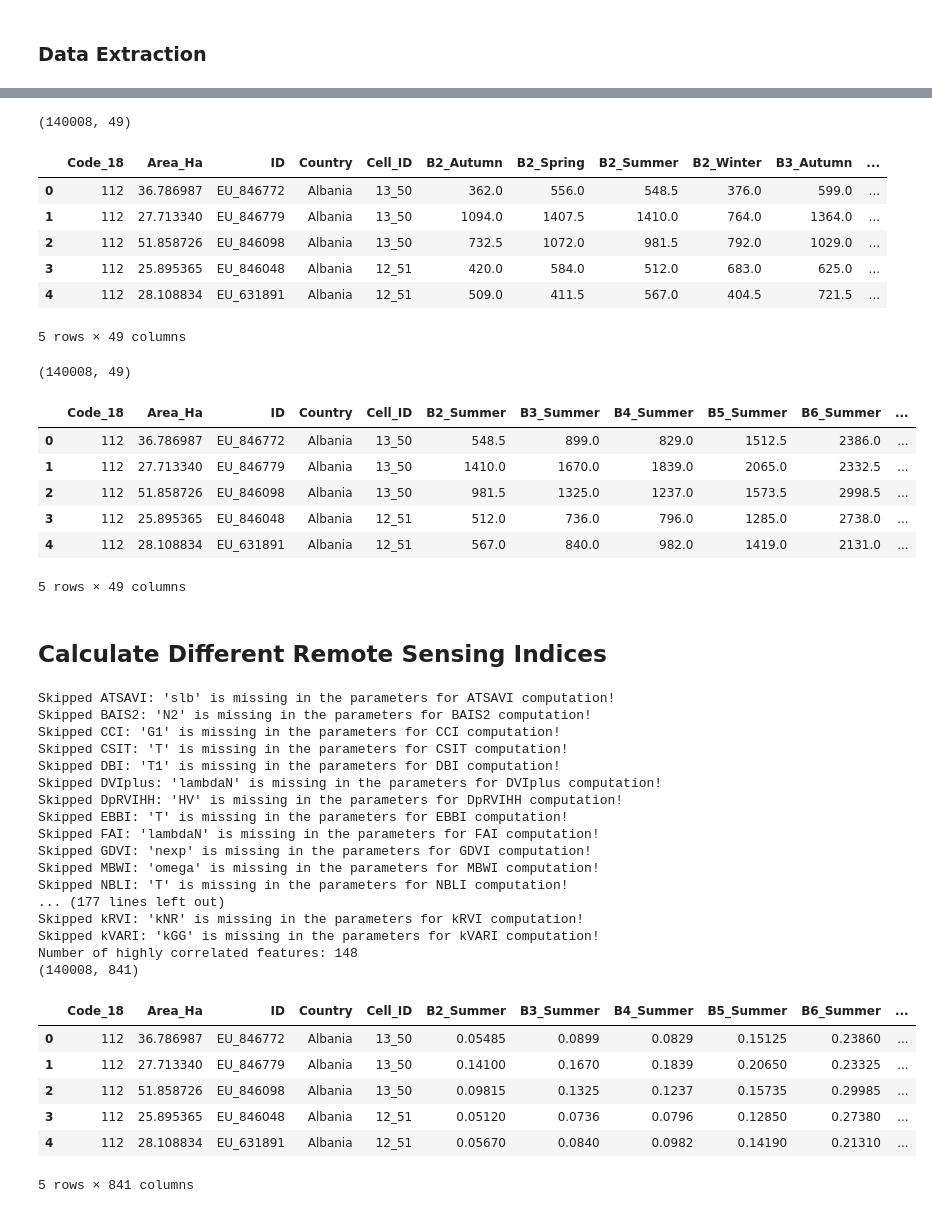
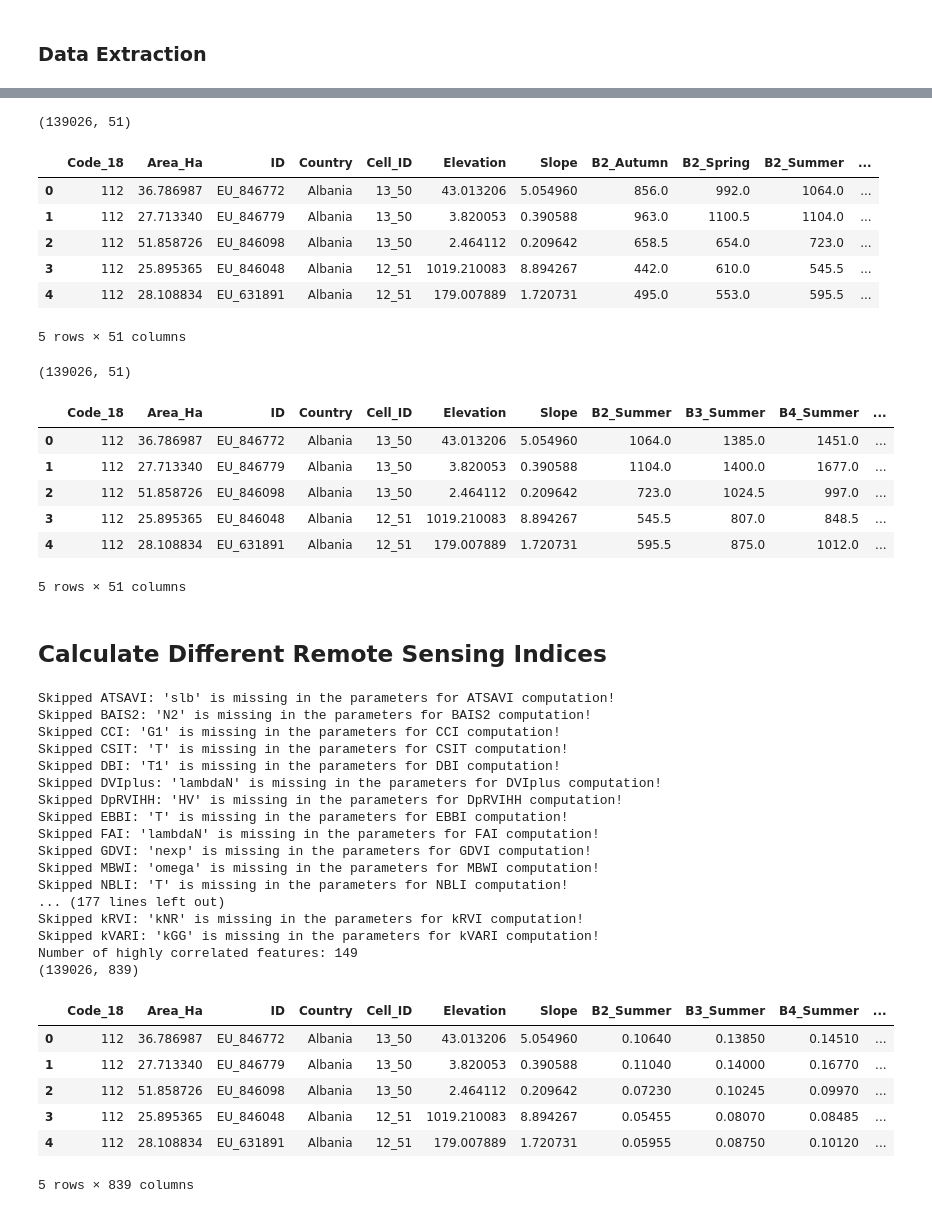
Before and after one commit to geonextgis/Landscape-Classification, a Jupyter notebook: 03_sample_generation_of_corine.ipynb, the cells around one changed output, grey strips where cells are left out. Saved outputs shown, nothing was run; the diff lists cells and outputs as text; code cells hidden in the pictures.

```diff
--- a/03_sample_generation_of_corine.ipynb
+++ b/03_sample_generation_of_corine.ipynb
@@ -21,7 +21,7 @@ warnings.filterwarnings('ignore')
 plt.rcParams['font.family'] = 'DeJavu Serif'
 plt.rcParams['font.serif'] = 'Times New Roman'
 
-data_dir = r'D:\HALDER\GITHUB\MSM-Research\Landscape-Classification\datasets'
+data_dir = r'E:\HALDER\GITHUB\MSM-Research\Landscape-Classification\datasets'
 temp_dir = r'temp'
 # %% [markdown]
 ## **Intialize an EE Map Object**
@@ -437,41 +452,41 @@ final_df = pd.read_csv(os.path.join(data_dir, 'CLC_2018_Samples', 'CLC_2018_Samp
 print(final_df.shape)
 final_df.head()
 # %% [output]
-(140008, 49)
+(139026, 51)
-|  | Code_18 | Area_Ha | ID | Country | Cell_ID | B2_Autumn | B2_Spring | B2_Summer | B2_Winter | B3_Autumn | ... |
-| 0 | 112 | 36.786987 | EU_846772 | Albania | 13_50 | 362.0 | 556.0 | 548.5 | 376.0 | 599.0 | ... |
-| 1 | 112 | 27.713340 | EU_846779 | Albania | 13_50 | 1094.0 | 1407.5 | 1410.0 | 764.0 | 1364.0 | ... |
-| 2 | 112 | 51.858726 | EU_846098 | Albania | 13_50 | 732.5 | 1072.0 | 981.5 | 792.0 | 1029.0 | ... |
-| 3 | 112 | 25.895365 | EU_846048 | Albania | 12_51 | 420.0 | 584.0 | 512.0 | 683.0 | 625.0 | ... |
-| 4 | 112 | 28.108834 | EU_631891 | Albania | 12_51 | 509.0 | 411.5 | 567.0 | 404.5 | 721.5 | ... |
+|  | Code_18 | Area_Ha | ID | Country | Cell_ID | Elevation | Slope | B2_Autumn | B2_Spring | B2_Summer | ... |
+| 0 | 112 | 36.786987 | EU_846772 | Albania | 13_50 | 43.013206 | 5.054960 | 856.0 | 992.0 | 1064.0 | ... |
+| 1 | 112 | 27.713340 | EU_846779 | Albania | 13_50 | 3.820053 | 0.390588 | 963.0 | 1100.5 | 1104.0 | ... |
+| 2 | 112 | 51.858726 | EU_846098 | Albania | 13_50 | 2.464112 | 0.209642 | 658.5 | 654.0 | 723.0 | ... |
+| 3 | 112 | 25.895365 | EU_846048 | Albania | 12_51 | 1019.210083 | 8.894267 | 442.0 | 610.0 | 545.5 | ... |
+| 4 | 112 | 28.108834 | EU_631891 | Albania | 12_51 | 179.007889 | 1.720731 | 495.0 | 553.0 | 595.5 | ... |
-5 rows × 49 columns
+5 rows × 51 columns
 # %%
-sample_df = final_df[['Code_18', 'Area_Ha', 'ID', 'Country', 'Cell_ID']]
+sample_df = final_df[['Code_18', 'Area_Ha', 'ID', 'Country', 'Cell_ID', 'Elevation', 'Slope']]
 seasons = ['Summer', 'Autumn', 'Winter', 'Spring']
 
 for season in seasons:
     season_cols_s2 = [f'{col}_{season}' for col in s2_band_names]
     season_cols_s1 = [f'{col}_{season}' for col in s1_band_names]
 
     season_df_s2 = final_df[season_cols_s2]
     season_df_s1 = final_df[season_cols_s1]
 
     mask = season_df_s2 < 1
     season_df_s2[mask] = 1
 
     sample_df = pd.concat((sample_df, season_df_s2, season_df_s1), axis=1)
 
 print(sample_df.shape)
 sample_df.head()
 # %% [output]
-(140008, 49)
+(139026, 51)
-|  | Code_18 | Area_Ha | ID | Country | Cell_ID | B2_Summer | B3_Summer | B4_Summer | B5_Summer | B6_Summer | ... |
-| 0 | 112 | 36.786987 | EU_846772 | Albania | 13_50 | 548.5 | 899.0 | 829.0 | 1512.5 | 2386.0 | ... |
-| 1 | 112 | 27.713340 | EU_846779 | Albania | 13_50 | 1410.0 | 1670.0 | 1839.0 | 2065.0 | 2332.5 | ... |
-| 2 | 112 | 51.858726 | EU_846098 | Albania | 13_50 | 981.5 | 1325.0 | 1237.0 | 1573.5 | 2998.5 | ... |
-| 3 | 112 | 25.895365 | EU_846048 | Albania | 12_51 | 512.0 | 736.0 | 796.0 | 1285.0 | 2738.0 | ... |
-| 4 | 112 | 28.108834 | EU_631891 | Albania | 12_51 | 567.0 | 840.0 | 982.0 | 1419.0 | 2131.0 | ... |
+|  | Code_18 | Area_Ha | ID | Country | Cell_ID | Elevation | Slope | B2_Summer | B3_Summer | B4_Summer | ... |
+| 0 | 112 | 36.786987 | EU_846772 | Albania | 13_50 | 43.013206 | 5.054960 | 1064.0 | 1385.0 | 1451.0 | ... |
+| 1 | 112 | 27.713340 | EU_846779 | Albania | 13_50 | 3.820053 | 0.390588 | 1104.0 | 1400.0 | 1677.0 | ... |
+| 2 | 112 | 51.858726 | EU_846098 | Albania | 13_50 | 2.464112 | 0.209642 | 723.0 | 1024.5 | 997.0 | ... |
+| 3 | 112 | 25.895365 | EU_846048 | Albania | 12_51 | 1019.210083 | 8.894267 | 545.5 | 807.0 | 848.5 | ... |
+| 4 | 112 | 28.108834 | EU_631891 | Albania | 12_51 | 179.007889 | 1.720731 | 595.5 | 875.0 | 1012.0 | ... |
-5 rows × 49 columns
+5 rows × 51 columns
 # %% [markdown]
 ## **Calculate Different Remote Sensing Indices**
 # %%
@@ -496,5 +513,5 @@ def clip_outliers(df, lower=0.01, upper=0.99):
 # %%
-final_info = sample_df[['Code_18', 'Area_Ha', 'ID', 'Country', 'Cell_ID']]
+final_info = sample_df[['Code_18', 'Area_Ha', 'ID', 'Country', 'Cell_ID', 'Elevation', 'Slope']]
 seasons = ['Summer', 'Autumn', 'Winter', 'Spring']
 corr_features_all = []
 
@@ -536,6 +553,7 @@ for season in seasons:
 
     # Get all valid index names
     index_names = list(spyndex.indices.keys())
+    index_names.remove('AVI')
 
     # Store results
     results = {}
@@ -581,15 +599,15 @@ Skipped NBLI: 'T' is missing in the parameters for NBLI computation!
 ... (177 lines left out)
 Skipped kRVI: 'kNR' is missing in the parameters for kRVI computation!
 Skipped kVARI: 'kGG' is missing in the parameters for kVARI computation!
-Number of highly correlated features: 148
-(140008, 841)
+Number of highly correlated features: 149
+(139026, 839)
-|  | Code_18 | Area_Ha | ID | Country | Cell_ID | B2_Summer | B3_Summer | B4_Summer | B5_Summer | B6_Summer | ... |
-| 0 | 112 | 36.786987 | EU_846772 | Albania | 13_50 | 0.05485 | 0.0899 | 0.0829 | 0.15125 | 0.23860 | ... |
-| 1 | 112 | 27.713340 | EU_846779 | Albania | 13_50 | 0.14100 | 0.1670 | 0.1839 | 0.20650 | 0.23325 | ... |
-| 2 | 112 | 51.858726 | EU_846098 | Albania | 13_50 | 0.09815 | 0.1325 | 0.1237 | 0.15735 | 0.29985 | ... |
-| 3 | 112 | 25.895365 | EU_846048 | Albania | 12_51 | 0.05120 | 0.0736 | 0.0796 | 0.12850 | 0.27380 | ... |
-| 4 | 112 | 28.108834 | EU_631891 | Albania | 12_51 | 0.05670 | 0.0840 | 0.0982 | 0.14190 | 0.21310 | ... |
+|  | Code_18 | Area_Ha | ID | Country | Cell_ID | Elevation | Slope | B2_Summer | B3_Summer | B4_Summer | ... |
+| 0 | 112 | 36.786987 | EU_846772 | Albania | 13_50 | 43.013206 | 5.054960 | 0.10640 | 0.13850 | 0.14510 | ... |
+| 1 | 112 | 27.713340 | EU_846779 | Albania | 13_50 | 3.820053 | 0.390588 | 0.11040 | 0.14000 | 0.16770 | ... |
+| 2 | 112 | 51.858726 | EU_846098 | Albania | 13_50 | 2.464112 | 0.209642 | 0.07230 | 0.10245 | 0.09970 | ... |
+| 3 | 112 | 25.895365 | EU_846048 | Albania | 12_51 | 1019.210083 | 8.894267 | 0.05455 | 0.08070 | 0.08485 | ... |
+| 4 | 112 | 28.108834 | EU_631891 | Albania | 12_51 | 179.007889 | 1.720731 | 0.05955 | 0.08750 | 0.10120 | ... |
-5 rows × 841 columns
+5 rows × 839 columns
 # %%
 # Assess the correleated features
 corr_features_df = pd.DataFrame(
```
Also changed, not shown: parts of 9 cells of this notebook.
